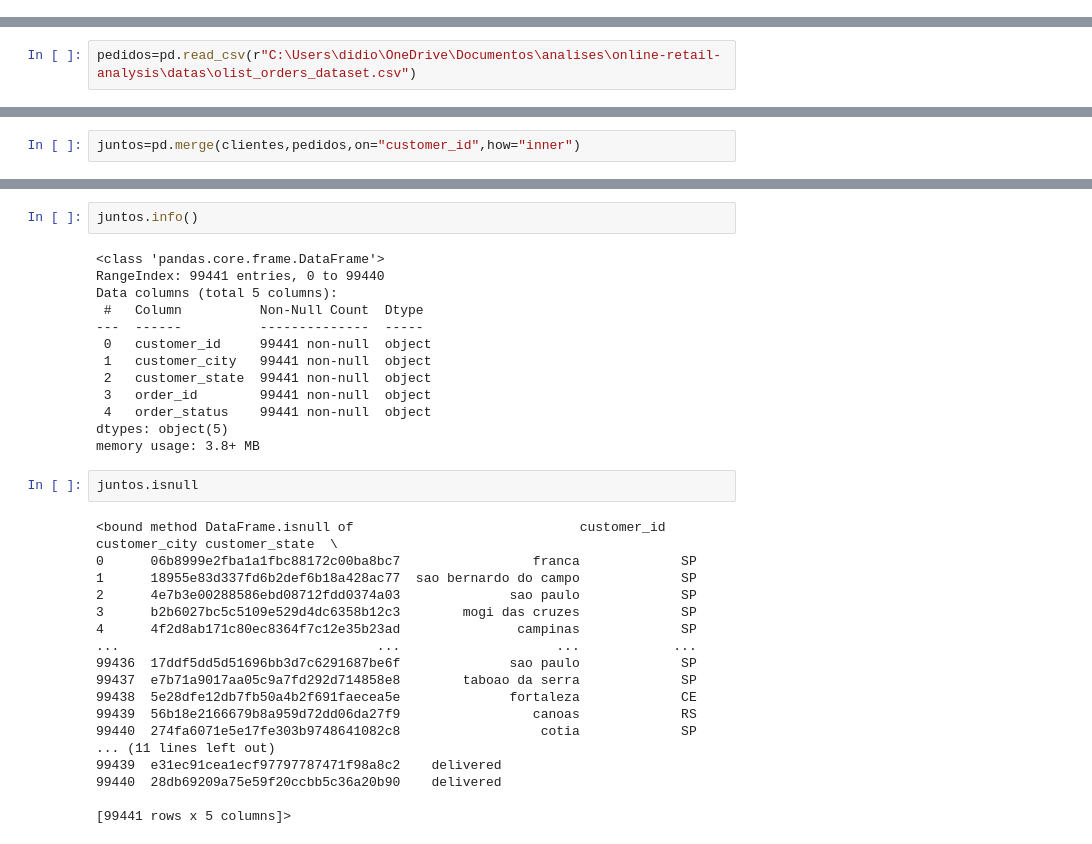
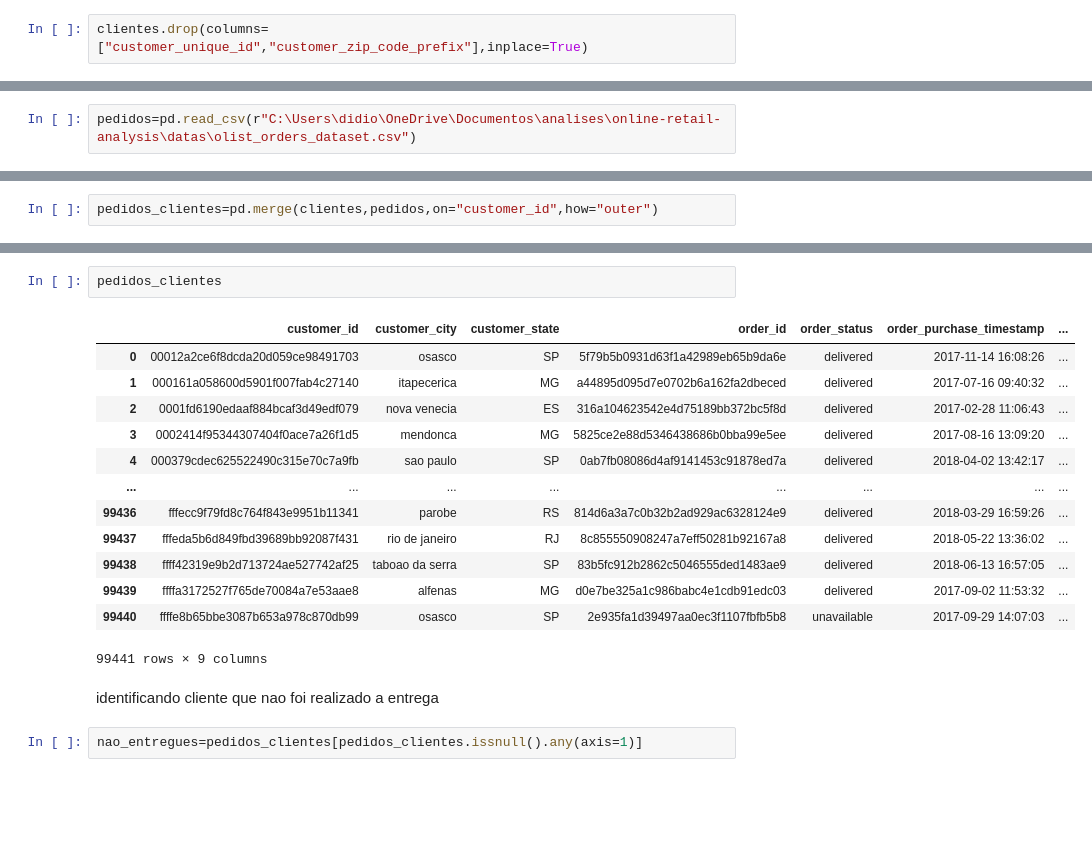
Before and after one commit to augusto-IA/online-retail-analysis, a Jupyter notebook: analise/analise.ipynb, the cells around one changed output, grey strips where cells are left out. Saved outputs shown, nothing was run; the diff lists cells and outputs as text; blank space fills up the shorter version.

```diff
--- a/analise/analise.ipynb
+++ b/analise/analise.ipynb
@@ -56,0 +41,2 @@ clientes.isnull()
+# %%
+clientes.drop(columns=["customer_unique_id","customer_zip_code_prefix"],inplace=True)
@@ -93,2 +99,2 @@ pedidos
 # %%
-juntos=pd.merge(clientes,pedidos,on="customer_id",how="inner")
+pedidos_clientes=pd.merge(clientes,pedidos,on="customer_id",how="outer")
@@ -113,35 +101,20 @@ juntos.isnull(
-# %%
-juntos.info()
-# %% [output]
-<class 'pandas.core.frame.DataFrame'>
-RangeIndex: 99441 entries, 0 to 99440
-Data columns (total 5 columns):
- #   Column          Non-Null Count  Dtype
----  ------          --------------  -----
- 0   customer_id     99441 non-null  object
- 1   customer_city   99441 non-null  object
- 2   customer_state  99441 non-null  object
- 3   order_id        99441 non-null  object
- 4   order_status    99441 non-null  object
-dtypes: object(5)
-memory usage: 3.8+ MB
-# %%
-juntos.isnull
-# %% [output]
-<bound method DataFrame.isnull of                             customer_id          customer_city customer_state  \
-0      06b8999e2fba1a1fbc88172c00ba8bc7                 franca             SP
-1      18955e83d337fd6b2def6b18a428ac77  sao bernardo do campo             SP
-2      4e7b3e00288586ebd08712fdd0374a03              sao paulo             SP
-3      b2b6027bc5c5109e529d4dc6358b12c3        mogi das cruzes             SP
-4      4f2d8ab171c80ec8364f7c12e35b23ad               campinas             SP
-...                                 ...                    ...            ...
-99436  17ddf5dd5d51696bb3d7c6291687be6f              sao paulo             SP
-99437  e7b71a9017aa05c9a7fd292d714858e8        taboao da serra             SP
-99438  5e28dfe12db7fb50a4b2f691faecea5e              fortaleza             CE
-99439  56b18e2166679b8a959d72dd06da27f9                 canoas             RS
-99440  274fa6071e5e17fe303b9748641082c8                  cotia             SP
-... (11 lines left out)
-99439  e31ec91cea1ecf97797787471f98a8c2    delivered
-99440  28db69209a75e59f20ccbb5c36a20b90    delivered
-
-[99441 rows x 5 columns]>
+# %%
+pedidos_clientes
+# %% [output]
+|  | customer_id | customer_city | customer_state | order_id | order_status | order_purchase_timestamp | ... |
+| 0 | 00012a2ce6f8dcda20d059ce98491703 | osasco | SP | 5f79b5b0931d63f1a42989eb65b9da6e | delivered | 2017-11-14 16:08:26 | ... |
+| 1 | 000161a058600d5901f007fab4c27140 | itapecerica | MG | a44895d095d7e0702b6a162fa2dbeced | delivered | 2017-07-16 09:40:32 | ... |
+| 2 | 0001fd6190edaaf884bcaf3d49edf079 | nova venecia | ES | 316a104623542e4d75189bb372bc5f8d | delivered | 2017-02-28 11:06:43 | ... |
+| 3 | 0002414f95344307404f0ace7a26f1d5 | mendonca | MG | 5825ce2e88d5346438686b0bba99e5ee | delivered | 2017-08-16 13:09:20 | ... |
+| 4 | 000379cdec625522490c315e70c7a9fb | sao paulo | SP | 0ab7fb08086d4af9141453c91878ed7a | delivered | 2018-04-02 13:42:17 | ... |
+| ... | ... | ... | ... | ... | ... | ... | ... |
+| 99436 | fffecc9f79fd8c764f843e9951b11341 | parobe | RS | 814d6a3a7c0b32b2ad929ac6328124e9 | delivered | 2018-03-29 16:59:26 | ... |
+| 99437 | fffeda5b6d849fbd39689bb92087f431 | rio de janeiro | RJ | 8c855550908247a7eff50281b92167a8 | delivered | 2018-05-22 13:36:02 | ... |
+| 99438 | ffff42319e9b2d713724ae527742af25 | taboao da serra | SP | 83b5fc912b2862c5046555ded1483ae9 | delivered | 2018-06-13 16:57:05 | ... |
+| 99439 | ffffa3172527f765de70084a7e53aae8 | alfenas | MG | d0e7be325a1c986babc4e1cdb91edc03 | delivered | 2017-09-02 11:53:32 | ... |
+| 99440 | ffffe8b65bbe3087b653a978c870db99 | osasco | SP | 2e935fa1d39497aa0ec3f1107fbfb5b8 | unavailable | 2017-09-29 14:07:03 | ... |
+99441 rows × 9 columns
+# %% [markdown]
+identificando cliente que nao foi realizado a entrega
+# %%
+nao_entregues=pedidos_clientes[pedidos_clientes.issnull().any(axis=1)]
```
Also changed, not shown: parts of 21 cells of this notebook.
